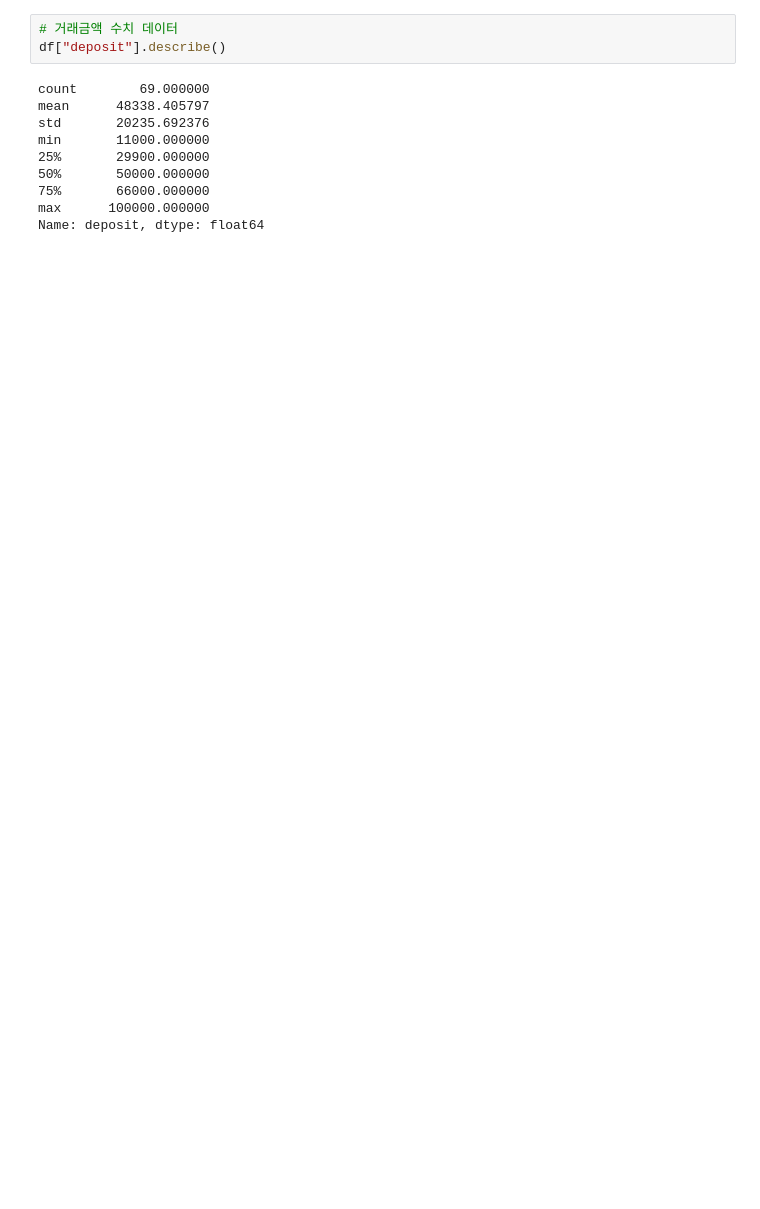
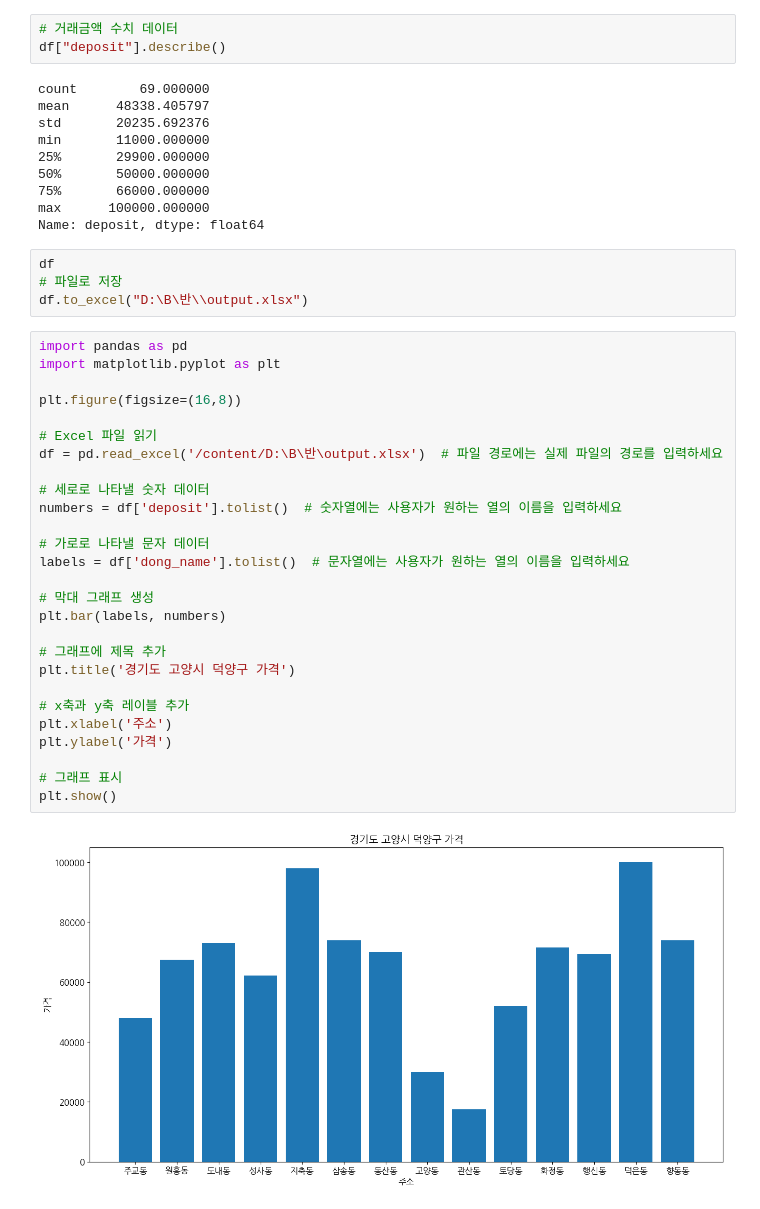
Before and after one commit to chongmong/python, a Jupyter notebook: 네트워크실무_기말.ipynb, the cells around one changed output. Drawn from its saved outputs; the diff is of its cells as text; blank space fills up the shorter version.

```diff
--- a/네트워크실무_기말.ipynb
+++ b/네트워크실무_기말.ipynb
@@ -159,3 +189,36 @@ min       11000.000000
 75%       66000.000000
 max      100000.000000
 Name: deposit, dtype: float64
+# %%
+df
+# 파일로 저장
+df.to_excel("D:\B\반\\output.xlsx")
+# %%
+import pandas as pd
+import matplotlib.pyplot as plt
+
+plt.figure(figsize=(16,8))
+
+# Excel 파일 읽기
+df = pd.read_excel('/content/D:\B\반\output.xlsx')  # 파일 경로에는 실제 파일의 경로를 입력하세요
+
+# 세로로 나타낼 숫자 데이터
+numbers = df['deposit'].tolist()  # 숫자열에는 사용자가 원하는 열의 이름을 입력하세요
+
+# 가로로 나타낼 문자 데이터
+labels = df['dong_name'].tolist()  # 문자열에는 사용자가 원하는 열의 이름을 입력하세요
+
+# 막대 그래프 생성
+plt.bar(labels, numbers)
+
+# 그래프에 제목 추가
+plt.title('경기도 고양시 덕양구 가격')
+
+# x축과 y축 레이블 추가
+plt.xlabel('주소')
+plt.ylabel('가격')
+
+# 그래프 표시
+plt.show()
+# %% [output]
+[figure, added]
```
Also changed, not shown: parts of 6 cells of this notebook.
